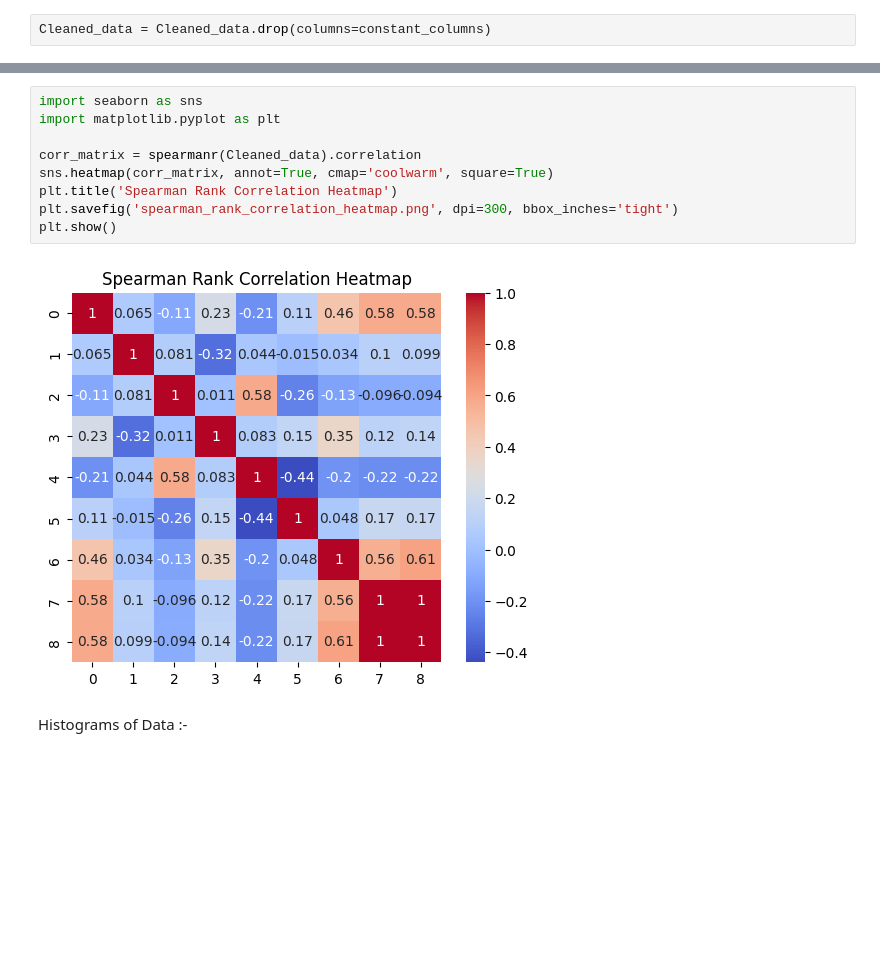
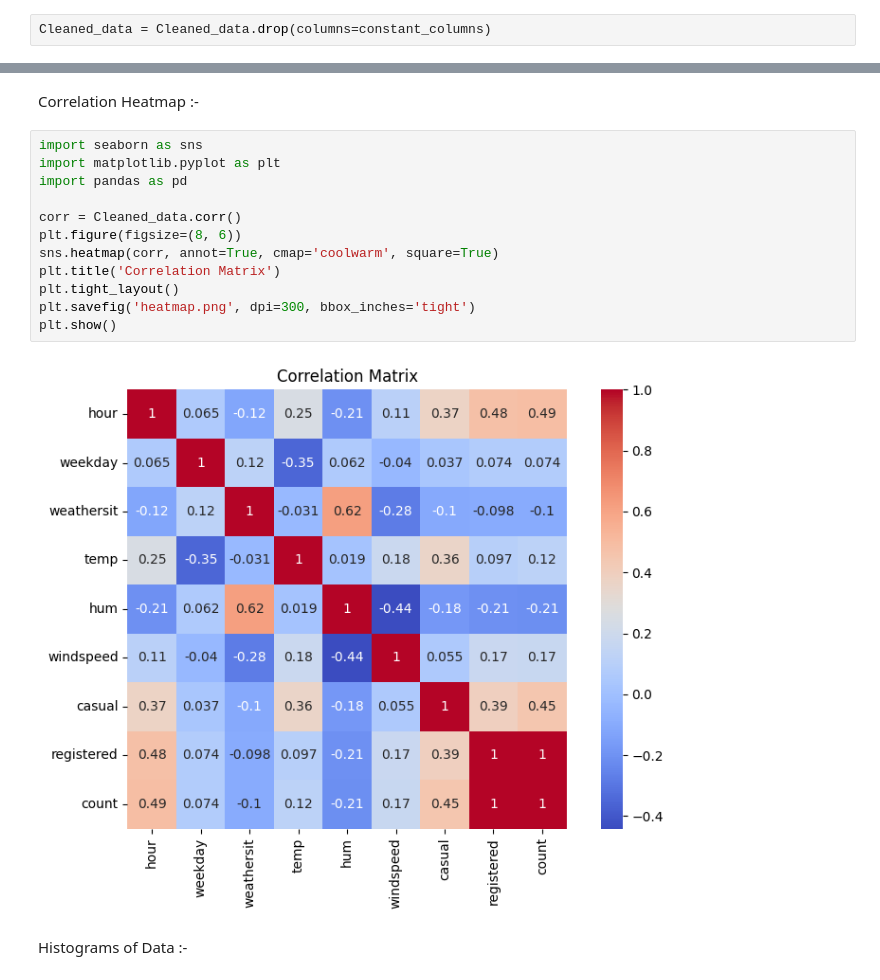
Before and after one commit to Surpatill/Project2, a Jupyter notebook: pro2.ipynb, the cells around one changed output, grey strips where cells are left out. Saved outputs shown, nothing was run; the diff lists cells and outputs as text; blank space fills up the shorter version.

Commit message:
Updated correlation analysis

```diff
--- a/pro2.ipynb
+++ b/pro2.ipynb
@@ -781,14 +804,19 @@ Spearman Rank Correlation Heatmap :-
+# %% [markdown]
+Correlation Heatmap :-
 # %%
 import seaborn as sns
 import matplotlib.pyplot as plt
+import pandas as pd
 
-corr_matrix = spearmanr(Cleaned_data).correlation
-sns.heatmap(corr_matrix, annot=True, cmap='coolwarm', square=True)
-plt.title('Spearman Rank Correlation Heatmap')
-plt.savefig('spearman_rank_correlation_heatmap.png', dpi=300, bbox_inches='tight')
+corr = Cleaned_data.corr()
+plt.figure(figsize=(8, 6))
+sns.heatmap(corr, annot=True, cmap='coolwarm', square=True)
+plt.title('Correlation Matrix')
+plt.tight_layout()
+plt.savefig('heatmap.png', dpi=300, bbox_inches='tight')
 plt.show()
 # %% [output]
-[figure, old version]
+[figure, new version]
 # %% [markdown]
 Histograms of Data :-
 # %%
```
Also changed, not shown: parts of 11 cells of this notebook, 6 other files.
